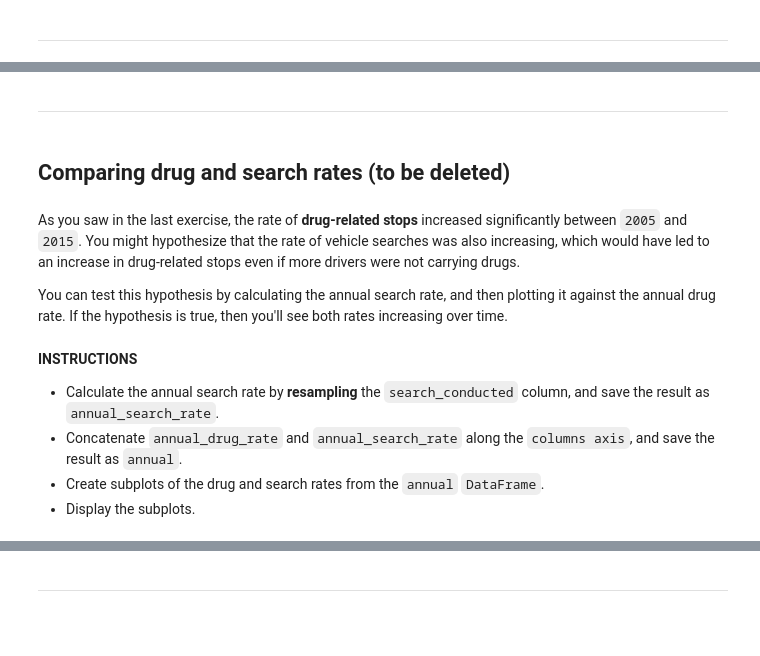
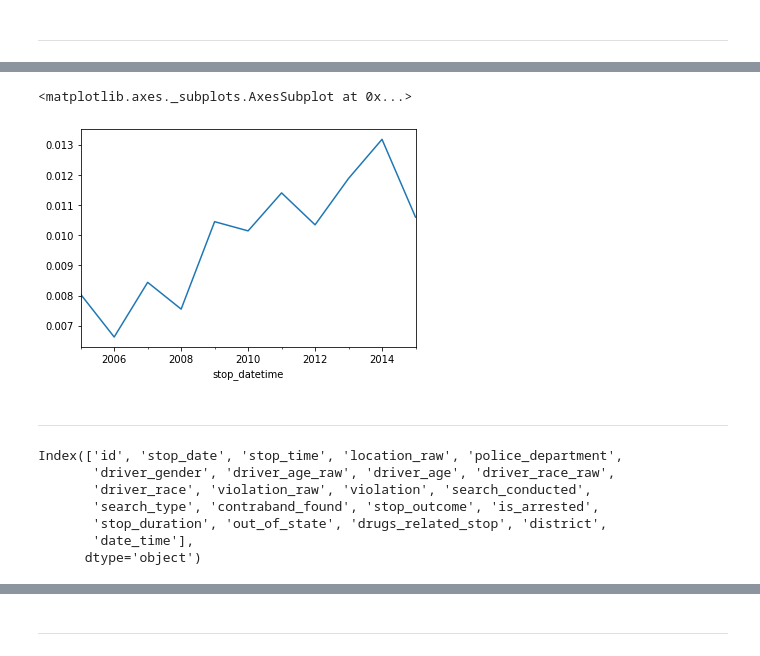
Before and after one commit to erman-atak/Data-Analysis-with-Python, a Jupyter notebook: Police Project/03-Visual_exploratory_data_analysis.ipynb, the cells around one changed output, grey strips where cells are left out. Cells and saved outputs as stored; diff of their text form; code cells hidden in the pictures; blank space fills up the shorter version.

```diff
--- a/Police Project/03-Visual_exploratory_data_analysis.ipynb
+++ b/Police Project/03-Visual_exploratory_data_analysis.ipynb
@@ -89,0 +132,2 @@ The Boolean column ``drugs_related_stop`` indicates whether drugs were found dur
+# %%
+annual_drug_rate = ri.drugs_related_stop.resample('A').mean()
@@ -90,15 +170,17 @@ The Boolean column ``drugs_related_stop`` indicates whether drugs were found dur
+# %%
+annual_drug_rate.plot()
+# %% [output]
+<matplotlib.axes._subplots.AxesSubplot at 0x...>
+[figure, added]
 # %% [markdown]
 ***
-# %% [markdown]
-## Comparing drug and search rates (to be deleted)
-# %% [markdown]
-As you saw in the last exercise, the rate of **drug-related stops** increased significantly between ``2005`` and ``2015``. You might hypothesize that the rate of vehicle searches was also increasing, which would have led to an increase in drug-related stops even if more drivers were not carrying drugs.
-
-You can test this hypothesis by calculating the annual search rate, and then plotting it against the annual drug rate. If the hypothesis is true, then you'll see both rates increasing over time.
-# %% [markdown]
-**INSTRUCTIONS**
-
-*   Calculate the annual search rate by **resampling** the ``search_conducted`` column, and save the result as ``annual_search_rate``.
-*   Concatenate ``annual_drug_rate`` and ``annual_search_rate`` along the ``columns axis``, and save the result as ``annual``.
-*   Create subplots of the drug and search rates from the ``annual`` ``DataFrame``.
-*   Display the subplots.
+# %%
+ri.columns
+# %% [output]
+Index(['id', 'stop_date', 'stop_time', 'location_raw', 'police_department',
+       'driver_gender', 'driver_age_raw', 'driver_age', 'driver_race_raw',
+       'driver_race', 'violation_raw', 'violation', 'search_conducted',
+       'search_type', 'contraband_found', 'stop_outcome', 'is_arrested',
+       'stop_duration', 'out_of_state', 'drugs_related_stop', 'district',
+       'date_time'],
+      dtype='object')
```
Also changed, not shown: parts of 69 cells of this notebook, 2 other files.
